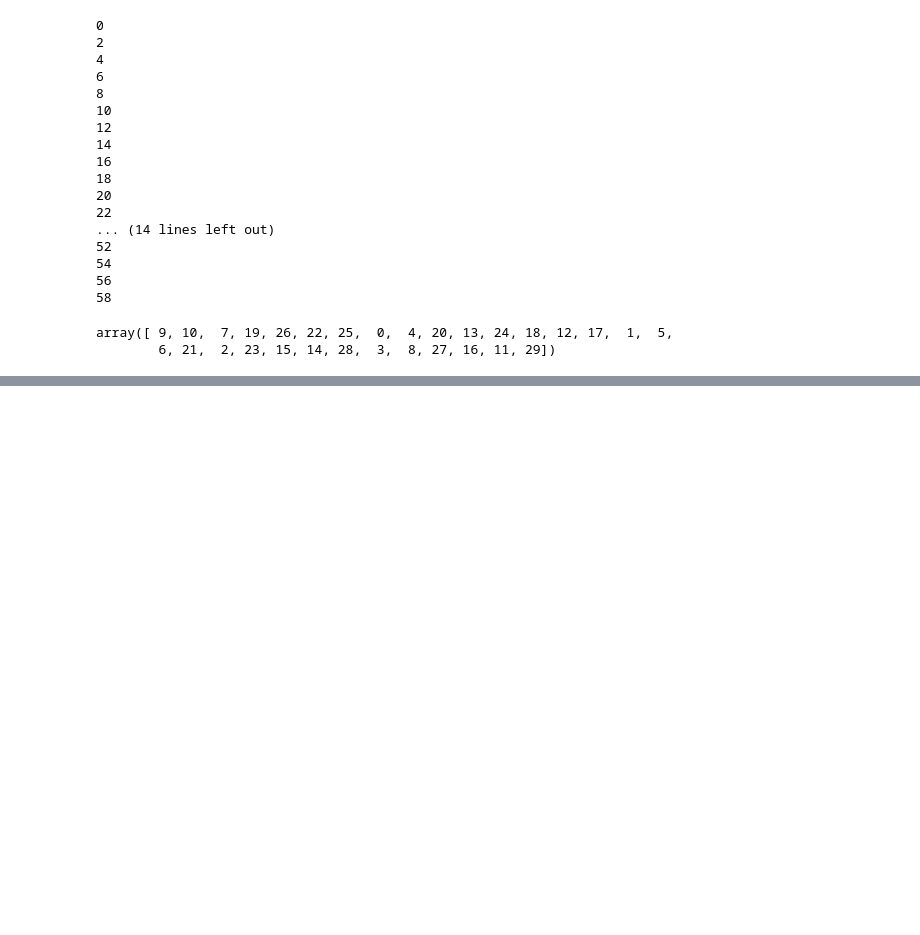
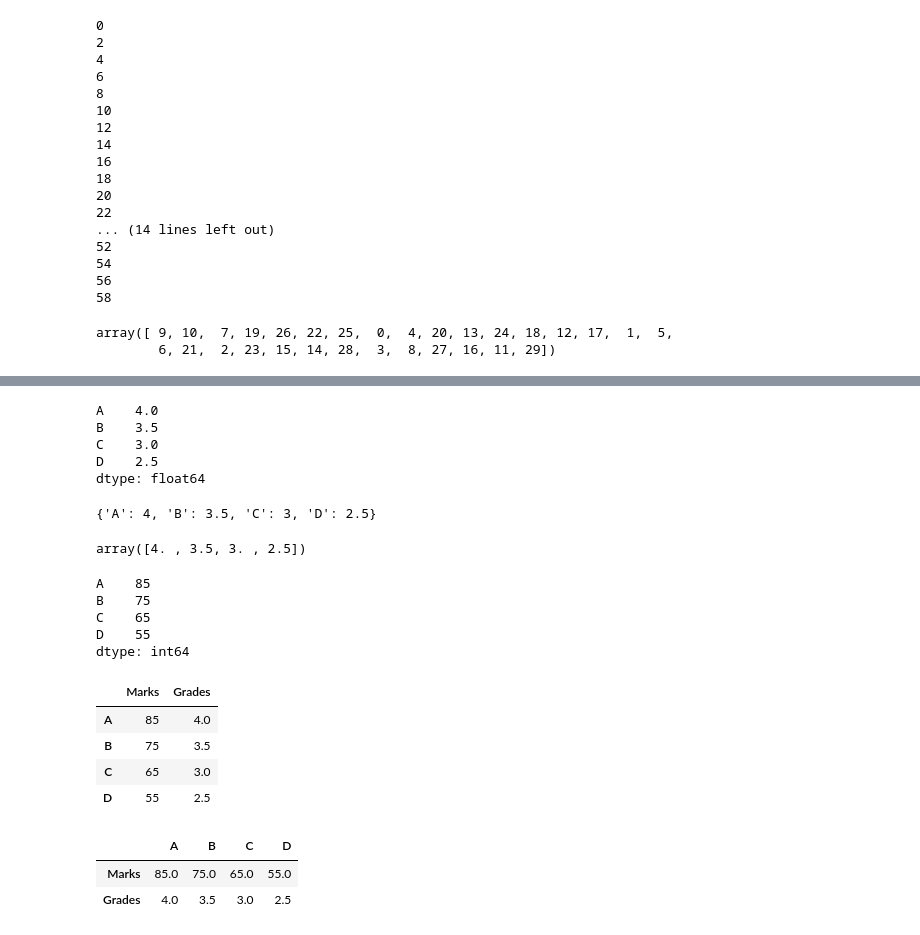
Before and after one commit to GabrielGMChaves/2024, a Jupyter notebook: January/Numpy.ipynb, the cells around one changed output, grey strips where cells are left out. Saved outputs shown, nothing was run; the diff lists cells and outputs as text; code cells hidden in the pictures; blank space fills up the shorter version.

```diff
--- a/January/Numpy.ipynb
+++ b/January/Numpy.ipynb
@@ -152,0 +634,2 @@ array([ 9, 10,  7, 19, 26, 22, 25,  0,  4, 20, 13, 24, 18, 12, 17,  1,  5,
+# %%
+grades_dict = {'A':4,'B':3.5,'C':3,'D':2.5}
@@ -152,0 +638,26 @@ array([ 9, 10,  7, 19, 26, 22, 25,  0,  4, 20, 13, 24, 18, 12, 17,  1,  5,
+# %%
+gradesPandas
+# %% [output]
+A    4.0
+B    3.5
+C    3.0
+D    2.5
+dtype: float64
+# %%
+grades_dict
+# %% [output]
+{'A': 4, 'B': 3.5, 'C': 3, 'D': 2.5}
+# %%
+gradesPandas.values
+# %% [output]
+array([4. , 3.5, 3. , 2.5])
+# %%
+marks_dict = {'A':85,'B':75,'C':65,'D':55}
+marksPandas = pd.Series(marks_dict)
+marksPandas
+# %% [output]
+A    85
+B    75
+C    65
+D    55
+dtype: int64
@@ -152,0 +666,14 @@ array([ 9, 10,  7, 19, 26, 22, 25,  0,  4, 20, 13, 24, 18, 12, 17,  1,  5,
+# %%
+d
+# %% [output]
+|  | Marks | Grades |
+| A | 85 | 4.0 |
+| B | 75 | 3.5 |
+| C | 65 | 3.0 |
+| D | 55 | 2.5 |
+# %%
+d.T
+# %% [output]
+|  | A | B | C | D |
+| Marks | 85.0 | 75.0 | 65.0 | 55.0 |
+| Grades | 4.0 | 3.5 | 3.0 | 2.5 |
```
Also changed, not shown: parts of 93 cells of this notebook, 1 other file.
